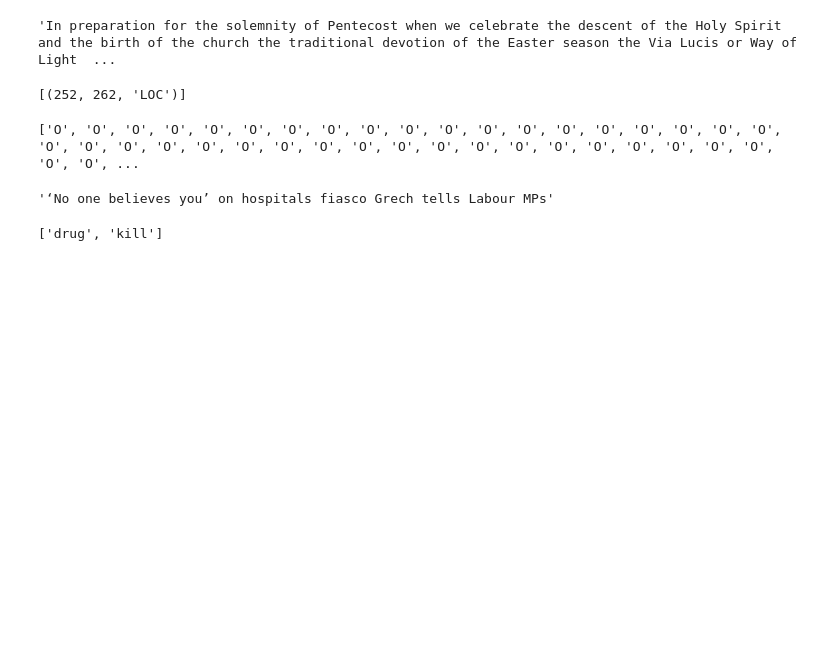
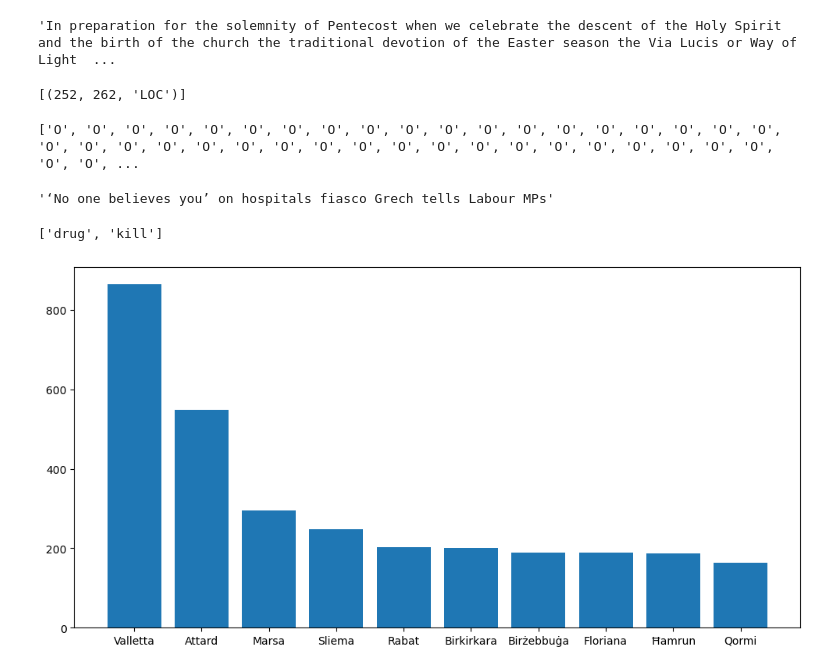
Before and after one commit to matthewkenely/ari2201, a Jupyter notebook: docs/data/train_model.ipynb, the cells around one changed output. Saved outputs shown, nothing was run; the diff lists cells and outputs as text; code cells hidden in the pictures; blank space fills up the shorter version.

```diff
--- a/docs/data/train_model.ipynb
+++ b/docs/data/train_model.ipynb
@@ -102,0 +105,31 @@ with open('filter.txt', 'r') as f:
+# %%
+df = pd.read_csv('./location_articles.csv')
+# %%
+all_locs = []
+
+for l in df['location']:
+    for i in eval(l):
+        all_locs.append(i)
+# %%
+loc_freqs = {}
+
+for i in all_locs:
+    if i in loc_freqs:
+        loc_freqs[i] += 1
+    else:
+        loc_freqs[i] = 1
+# %%
+loc_freqs = {k: v for k, v in sorted(loc_freqs.items(), key=lambda item: item[1], reverse=True)}
+
+# bar plot plt
+plt.bar(list(loc_freqs.keys())[:10], list(loc_freqs.values())[:10])
+
+# rotate x axis labels
+# plt.xticks(rotation=90)
+
+# increase fig size
+plt.rcParams["figure.figsize"] = (12, 6)
+
+plt.show()
+# %% [output]
+[figure, added]
```
Also changed, not shown: parts of 1 cell of this notebook, 22 other files.
